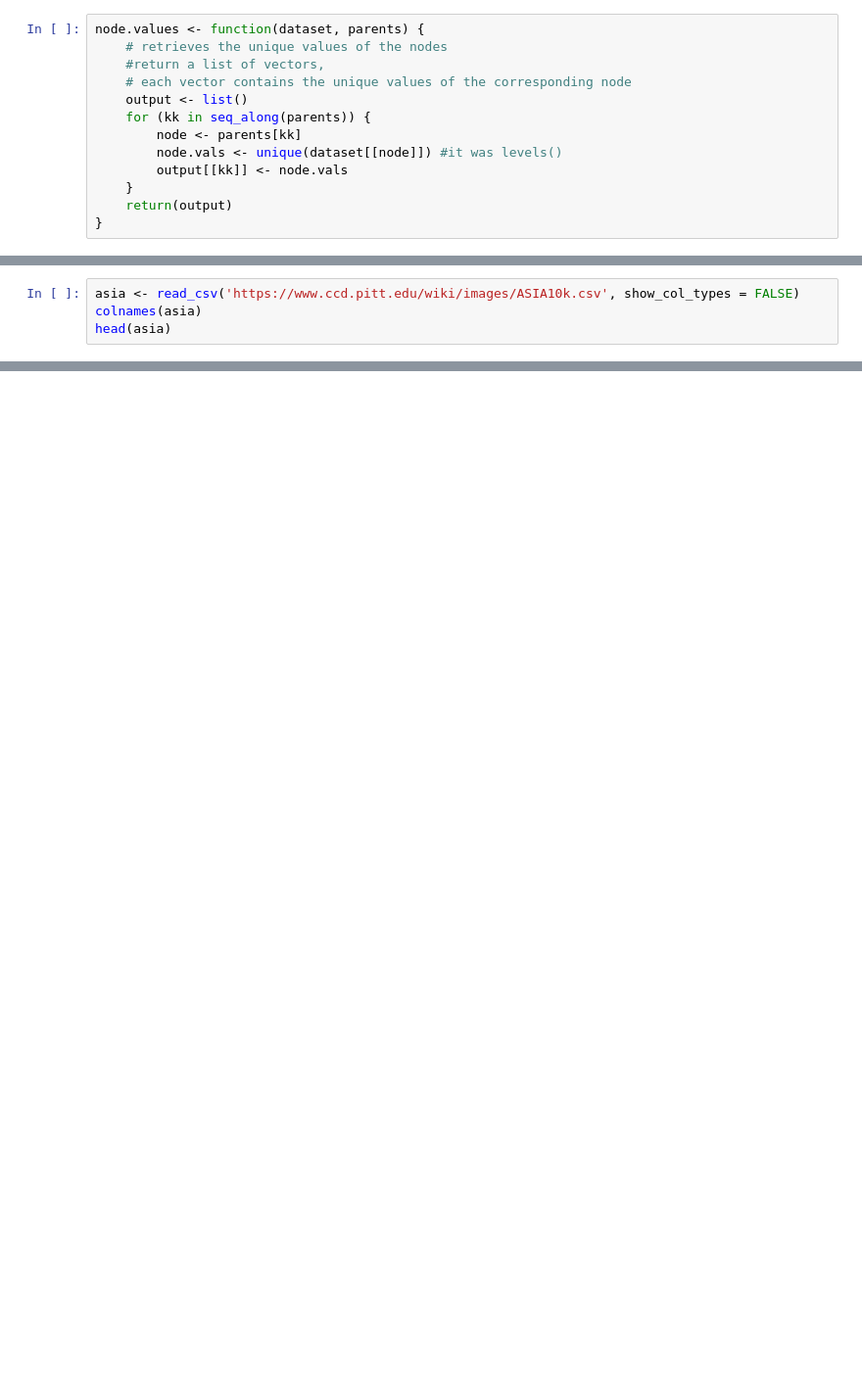
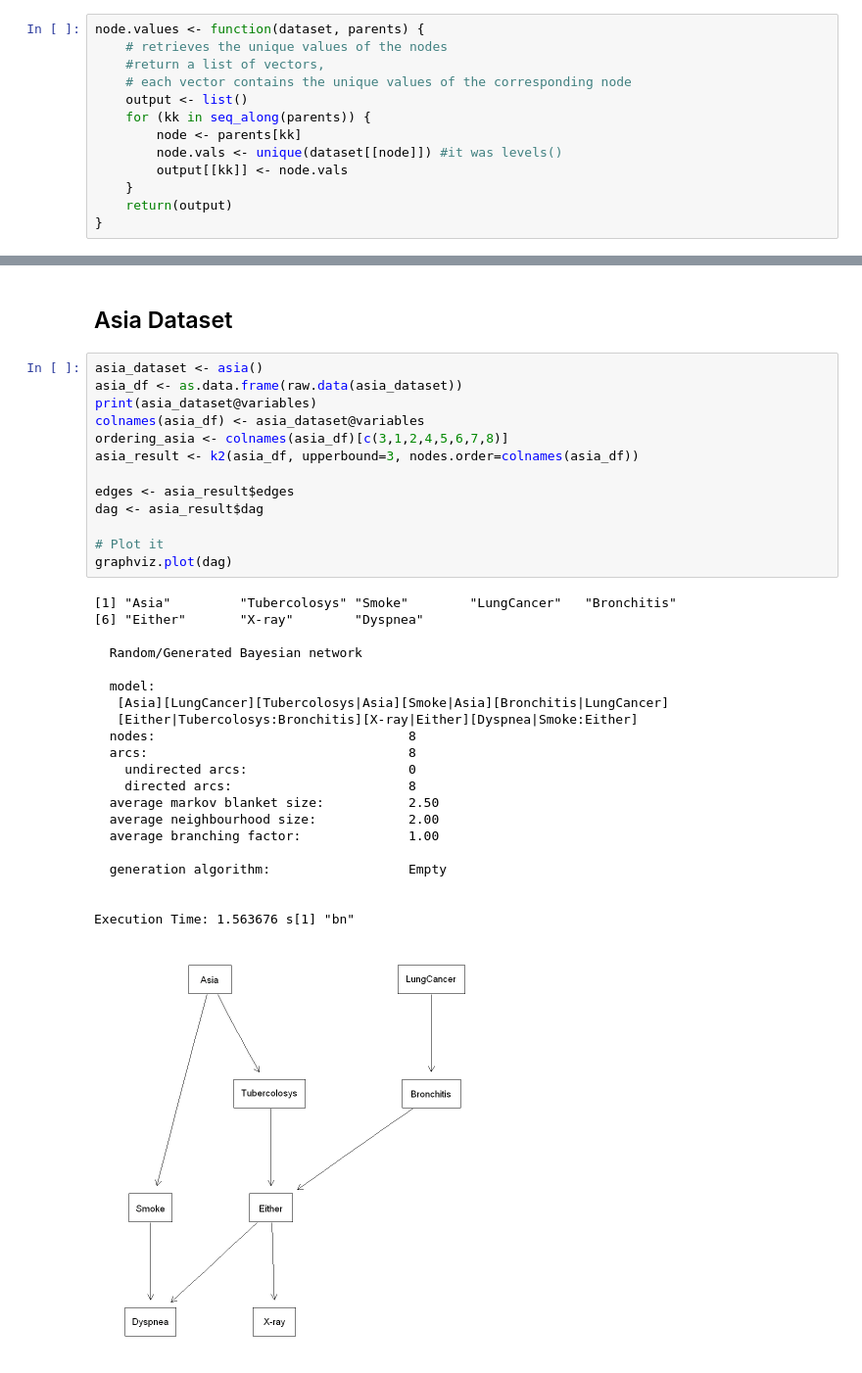
Before and after one commit to sofiadilucia/Bayesian-Networks, a Jupyter notebook: k2_algo.ipynb, the cells around one changed output, grey strips where cells are left out. Shown at 98% size. Saved outputs shown, nothing was run; the diff lists cells and outputs as text; blank space fills up the shorter version.

```diff
--- a/k2_algo.ipynb
+++ b/k2_algo.ipynb
@@ -185,4 +156,0 @@ Execution Time: 0.210227 s
-# %%
-asia <- read_csv('https://www.ccd.pitt.edu/wiki/images/ASIA10k.csv', show_col_types = FALSE)
-colnames(asia)
-head(asia)
@@ -233,0 +232,37 @@ graphviz.plot(dag)
+# %% [markdown]
+## Asia Dataset
+# %%
+asia_dataset <- asia()
+asia_df <- as.data.frame(raw.data(asia_dataset))
+print(asia_dataset@variables)
+colnames(asia_df) <- asia_dataset@variables
+ordering_asia <- colnames(asia_df)[c(3,1,2,4,5,6,7,8)]
+asia_result <- k2(asia_df, upperbound=3, nodes.order=colnames(asia_df))
+
+edges <- asia_result$edges
+dag <- asia_result$dag
+
+# Plot it
+graphviz.plot(dag)
+# %% [output]
+[1] "Asia"         "Tubercolosys" "Smoke"        "LungCancer"   "Bronchitis"
+[6] "Either"       "X-ray"        "Dyspnea"
+
+  Random/Generated Bayesian network
+
+  model:
+   [Asia][LungCancer][Tubercolosys|Asia][Smoke|Asia][Bronchitis|LungCancer]
+   [Either|Tubercolosys:Bronchitis][X-ray|Either][Dyspnea|Smoke:Either]
+  nodes:                                 8
+  arcs:                                  8
+    undirected arcs:                     0
+    directed arcs:                       8
+  average markov blanket size:           2.50
+  average neighbourhood size:            2.00
+  average branching factor:              1.00
+
+  generation algorithm:                  Empty
+
+
+Execution Time: 1.563676 s[1] "bn"
+[figure, added]
```
Also changed, not shown: parts of 22 cells of this notebook.
